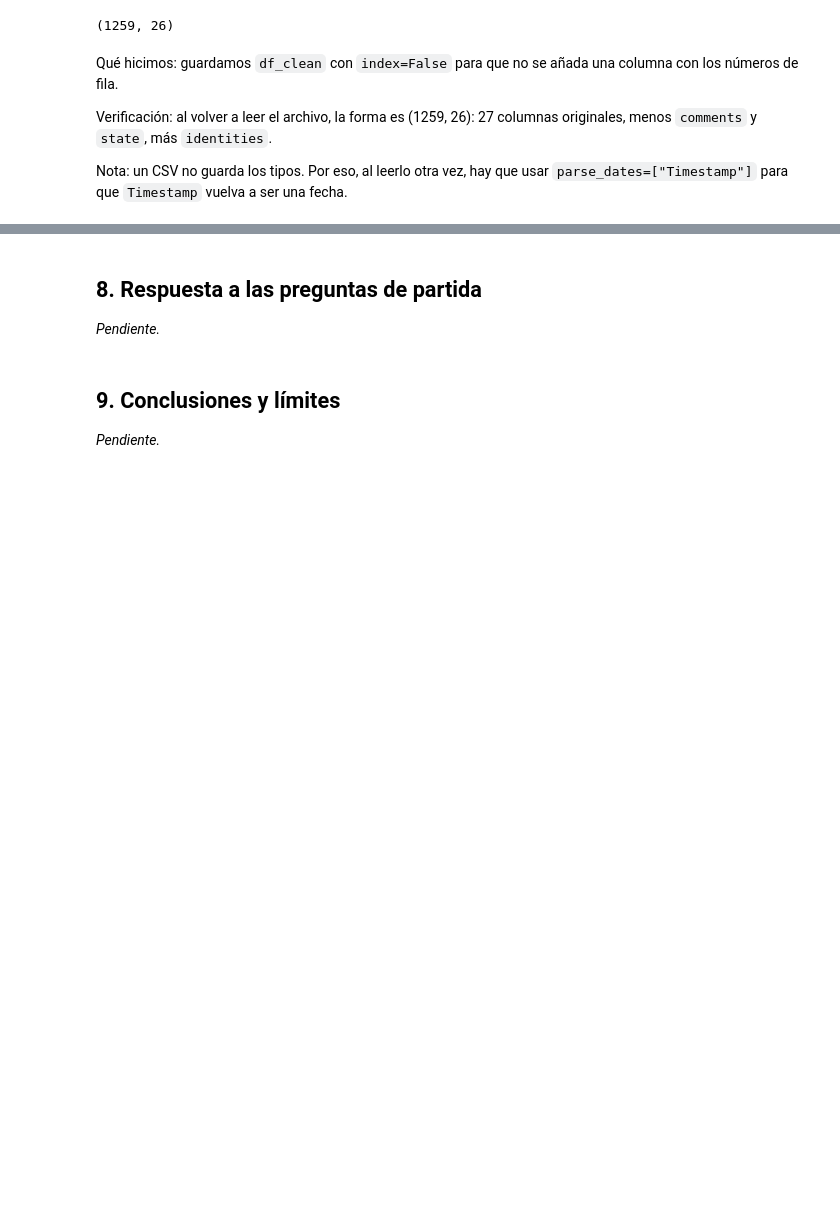
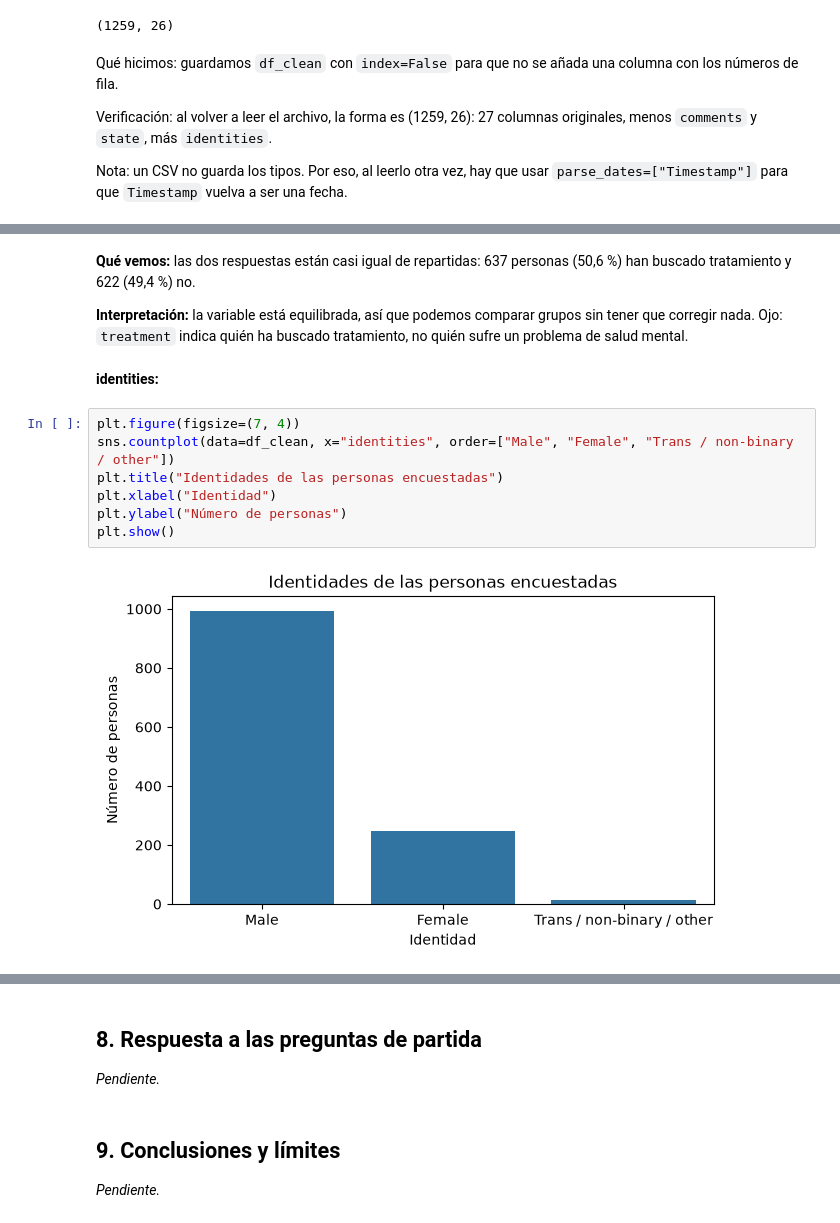
Before and after one commit to IA-P1-BCN/ai_project_EDA-charlotte_doulcet, a Jupyter notebook: eda.ipynb, the cells around one changed output, grey strips where cells are left out. Drawn from its saved outputs; the diff is of its cells as text; blank space fills up the shorter version.

```diff
--- a/eda.ipynb
+++ b/eda.ipynb
@@ -582,0 +636,15 @@ _Pendiente._
+# %% [markdown]
+**Qué vemos:** las dos respuestas están casi igual de repartidas: 637 personas (50,6 %) han buscado tratamiento y 622 (49,4 %) no.
+
+**Interpretación:** la variable está equilibrada, así que podemos comparar grupos sin tener que corregir nada. Ojo: `treatment` indica quién ha buscado tratamiento, no quién sufre un problema de salud mental.
+# %% [markdown]
+**identities:**
+# %%
+plt.figure(figsize=(7, 4))
+sns.countplot(data=df_clean, x="identities", order=["Male", "Female", "Trans / non-binary / other"])
+plt.title("Identidades de las personas encuestadas")
+plt.xlabel("Identidad")
+plt.ylabel("Número de personas")
+plt.show()
+# %% [output]
+[figure, added]
```
Also changed, not shown: parts of 35 cells of this notebook, 1 other file.
